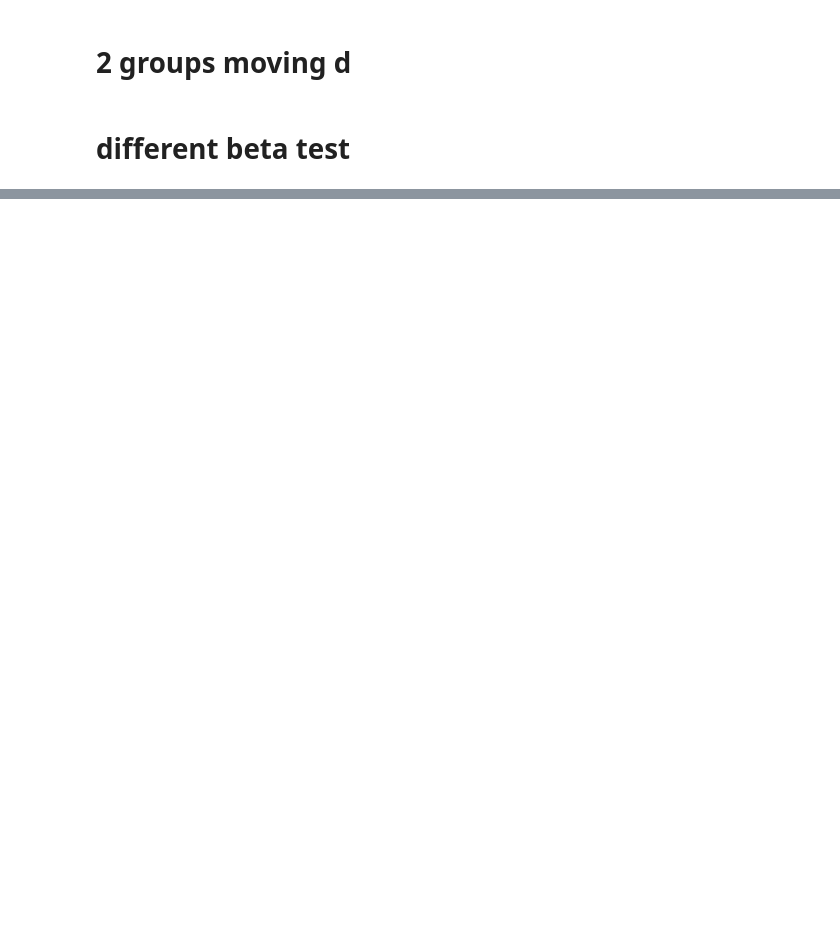
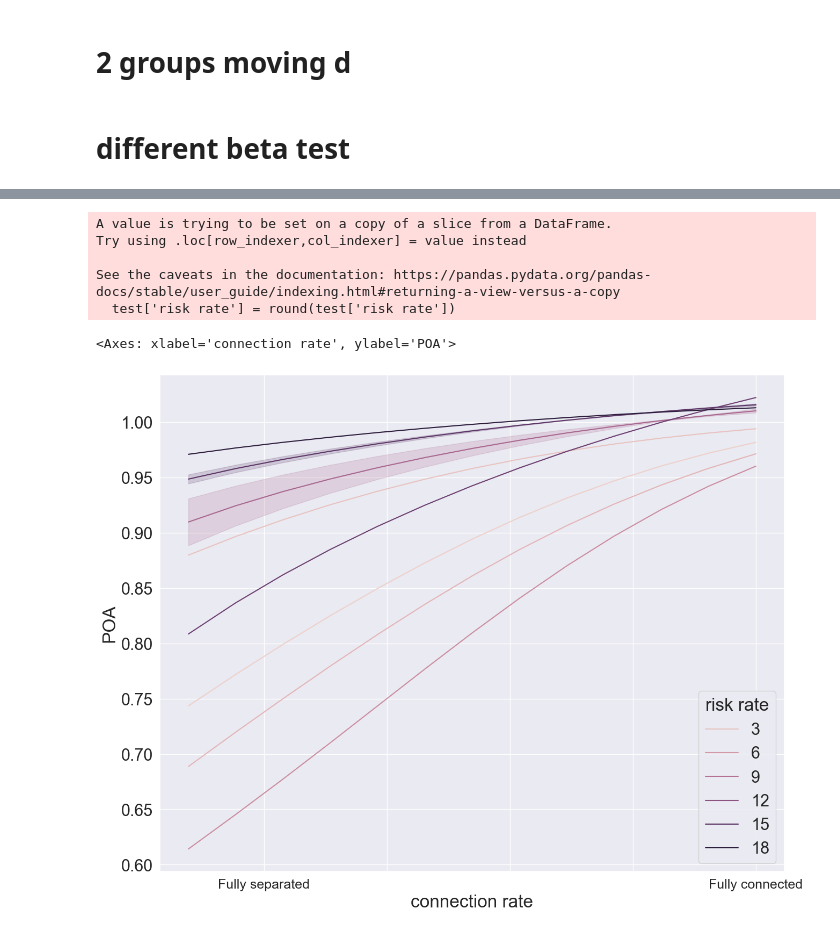
Before and after one commit to daniel-ablin/Thesis, a Jupyter notebook: results_analisys/test analysis.ipynb, the cells around one changed output, grey strips where cells are left out. Saved outputs shown, nothing was run; the diff lists cells and outputs as text; code cells hidden in the pictures; blank space fills up the shorter version.

```diff
--- a/results_analisys/test analysis.ipynb
+++ b/results_analisys/test analysis.ipynb
@@ -147,25 +208,33 @@ sns.scatterplot(data=test, x='factor', y='Young Cost of Infection', color='green
 # %%
-specific_file = '/Users/danielablin/Documents/GitHub/Thesis/test_run_13_2_0.3_2023-05-20 16:42:20.454345.pickle'
+specific_file = '/Users/danielablin/Documents/GitHub/Thesis/test_run_13_2_0.3_2023-05-21 22_26_04.544492.pickle'
 base = parse_test(specific_file, 2)
 temp_l = pd.DataFrame(base['risk_l'].to_list())
 base['risk rate'] = round(temp_l[1] / temp_l[0], 3)
 parse_col(base, 'd', 4, [11, 12, 21, 22])
 base['connection rate'] = base['d_12'] / (base['d_11'] + base['d_12'])
 base['POA'] = base['cost_sol'] / base['cost_sol_gov']
 rng = np.random.default_rng(1)
 risk_rng = rng.choice([i for i in base['risk rate'].unique() if i <= 20], size=10, replace=False)
 
 fig, ax = plt.subplots()
 fig.set_figheight(12)
 fig.set_figwidth(15)
 risks_to_show = base['risk rate'].unique()
 risks_to_show = [3.155, 4.491, 7.195, 13.782, 27.107, 52.390, 72.452]
 risks_to_show = risk_rng
 x_ticks_labels = ['', 'Fully separated', '', '', '', 'Fully connected']
 
-test = base[base['risk rate'].isin(risks_to_show) & (base['connection rate'] <= 0.5)]
+test = base[base['risk rate'].isin(risks_to_show) & (base['connection rate'] <= 0.5) & (base['connection rate'] != 0)]
 test['risk rate'] = round(test['risk rate'])
 
 ax.set_xticklabels(x_ticks_labels, fontsize=18)
 
 sns.lineplot(data=test, x='connection rate', y='POA', hue='risk rate')
+# %% [output]
+A value is trying to be set on a copy of a slice from a DataFrame.
+Try using .loc[row_indexer,col_indexer] = value instead
+
+See the caveats in the documentation: https://pandas.pydata.org/pandas-docs/stable/user_guide/indexing.html#returning-a-view-versus-a-copy
+  test['risk rate'] = round(test['risk rate'])
+<Axes: xlabel='connection rate', ylabel='POA'>
+[figure, added]
```
Also changed, not shown: parts of 12 cells of this notebook, 3 other files.
